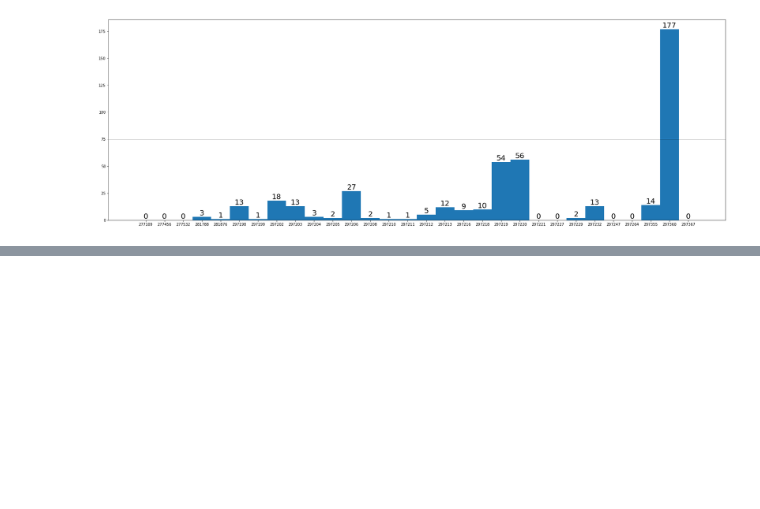
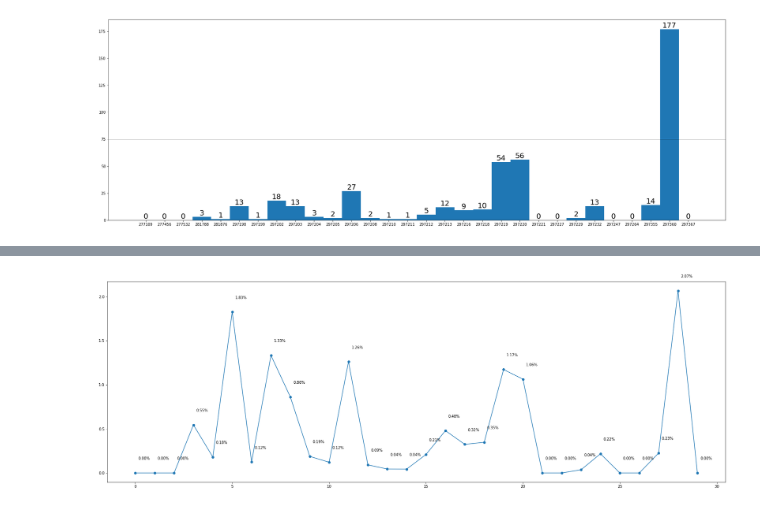
Before and after one commit to crsellinger/CS-4320-Final-Project, a Jupyter notebook: toxicity-reports/Metric1.ipynb, the cells around one changed output, grey strips where cells are left out. Drawn from its saved outputs; the diff is of its cells as text; code cells hidden in the pictures; blank space fills up the shorter version.

```diff
--- a/toxicity-reports/Metric1.ipynb
+++ b/toxicity-reports/Metric1.ipynb
@@ -221,0 +232,18 @@ ValueError: shape mismatch: objects cannot be broadcast to a single shape
+# %%
+contribNum = []
+for i in range(len(contribIDs)):
+    contribNum.append(i)
+
+x = contribNum
+messagePercent = []
+for i in range(len(contribIDs)):
+    messagePercent.append(messageCount[i]/totalMessages[i] * 100)
+y = messagePercent
+fig = plt.figure(figsize=(30, 10))
+graph = plt.scatter(x, y)
+plt.plot(x,y)
+for i in range(len(y)):
+    plt.text(x[i] + .15, y[i] + .15, "{percent:.2f}%".format(percent= y[i]))
+plt.show()
+# %% [output]
+[figure, added]
```
Also changed, not shown: parts of 2 cells of this notebook, 2 other files.
